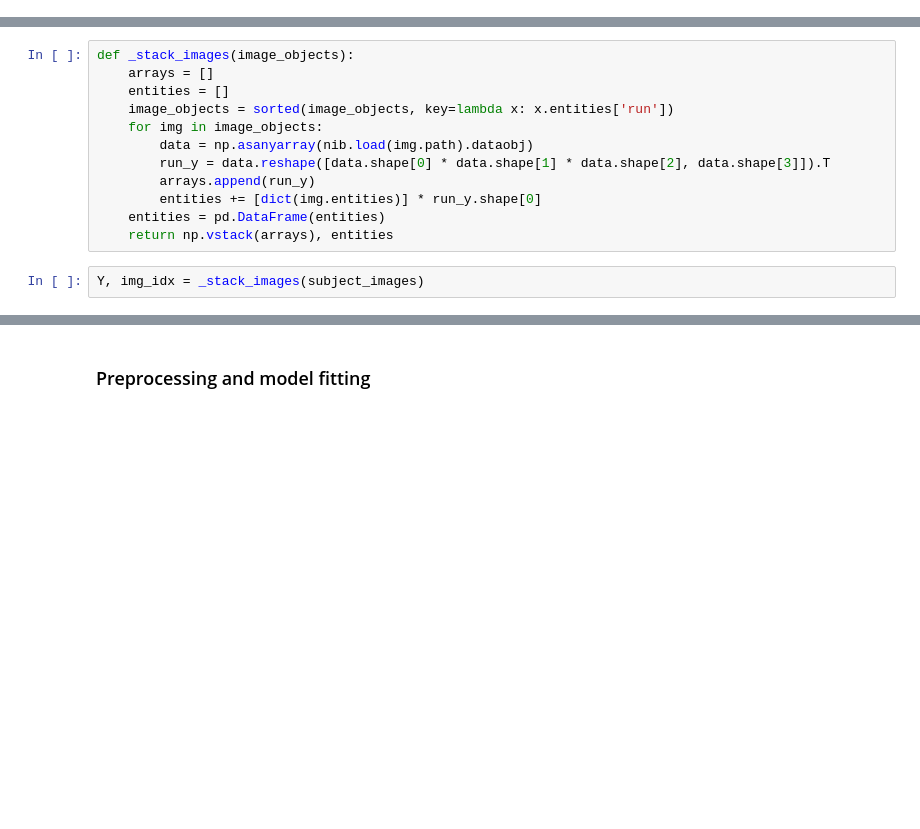
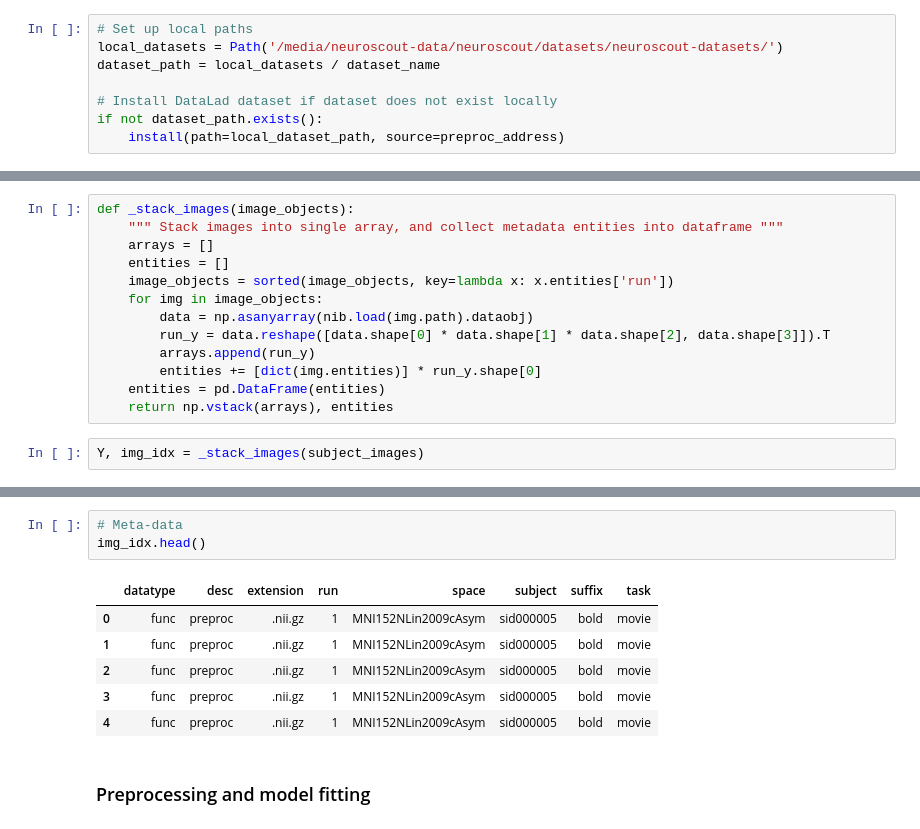
Before and after one commit to rbroc/neuroscout-encoding-models, a Jupyter notebook: pipeline.ipynb, the cells around one changed output, grey strips where cells are left out. Drawn from its saved outputs; the diff is of its cells as text; blank space fills up the shorter version.

```diff
--- a/pipeline.ipynb
+++ b/pipeline.ipynb
@@ -92,0 +102,8 @@ layout = BIDSLayout(dataset_path / 'fmriprep', derivatives=dataset_path / 'fmrip
+# %%
+# Set up local paths
+local_datasets = Path('/media/neuroscout-data/neuroscout/datasets/neuroscout-datasets/')
+dataset_path = local_datasets / dataset_name
+
+# Install DataLad dataset if dataset does not exist locally
+if not dataset_path.exists():
+    install(path=local_dataset_path, source=preproc_address)
@@ -105,5 +129,6 @@ subject_images
 # %%
 def _stack_images(image_objects):
+    """ Stack images into single array, and collect metadata entities into dataframe """
     arrays = []
     entities = []
     image_objects = sorted(image_objects, key=lambda x: x.entities['run'])
@@ -119,3 +161,13 @@ Y, img_idx = _stack_images(subject_images)
+# %%
+# Meta-data
+img_idx.head()
+# %% [output]
+|  | datatype | desc | extension | run | space | subject | suffix | task |
+| 0 | func | preproc | .nii.gz | 1 | MNI152NLin2009cAsym | sid000005 | bold | movie |
+| 1 | func | preproc | .nii.gz | 1 | MNI152NLin2009cAsym | sid000005 | bold | movie |
+| 2 | func | preproc | .nii.gz | 1 | MNI152NLin2009cAsym | sid000005 | bold | movie |
+| 3 | func | preproc | .nii.gz | 1 | MNI152NLin2009cAsym | sid000005 | bold | movie |
+| 4 | func | preproc | .nii.gz | 1 | MNI152NLin2009cAsym | sid000005 | bold | movie |
 # %% [markdown]
 ### Preprocessing and model fitting
 # %% [markdown]
```
Also changed, not shown: parts of 18 cells of this notebook.
